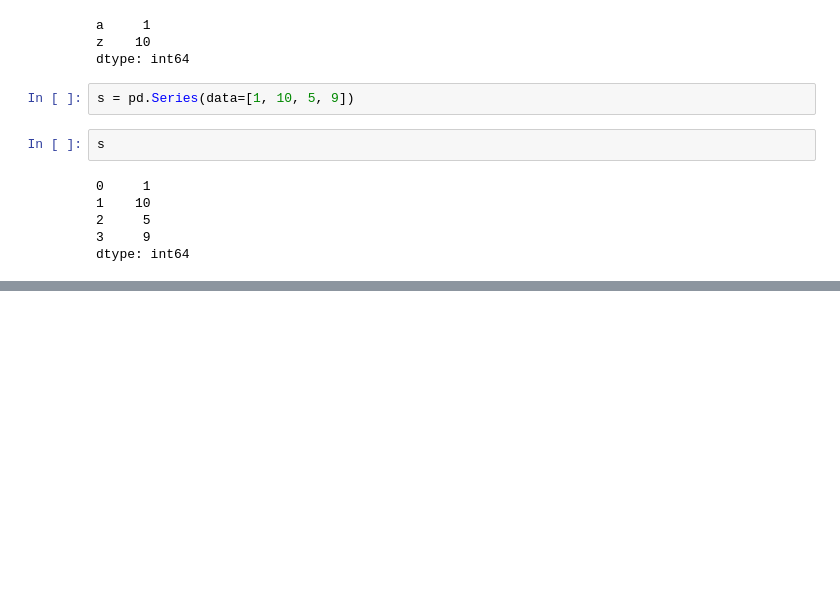
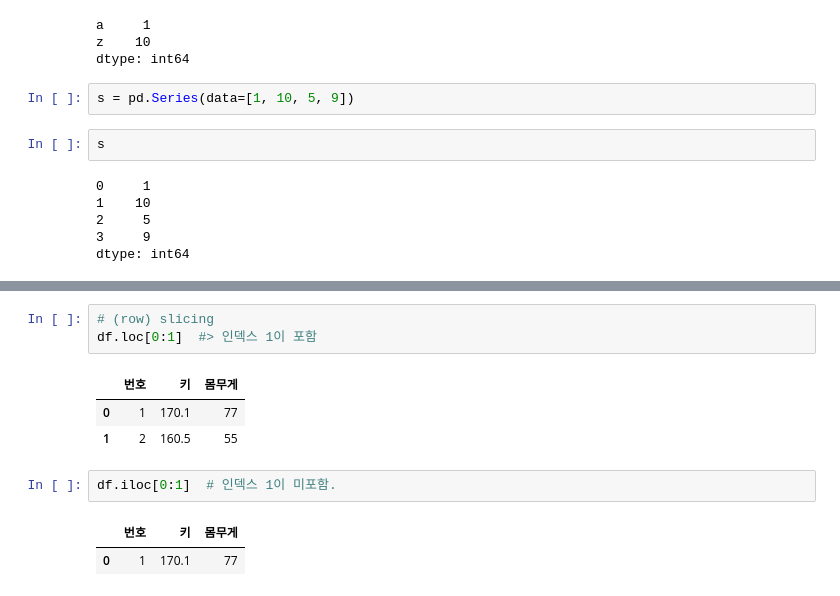
Before and after one commit to JakeOh/202103_itw_pyda_wkd, a Jupyter notebook: da07_pandas.ipynb, the cells around one changed output, grey strips where cells are left out. Saved outputs shown, nothing was run; the diff lists cells and outputs as text; blank space fills up the shorter version.

```diff
--- a/da07_pandas.ipynb
+++ b/da07_pandas.ipynb
@@ -101,0 +211,12 @@ dtype: int64
+# %%
+# (row) slicing
+df.loc[0:1]  #> 인덱스 1이 포함
+# %% [output]
+|  | 번호 | 키 | 몸무게 |
+| 0 | 1 | 170.1 | 77 |
+| 1 | 2 | 160.5 | 55 |
+# %%
+df.iloc[0:1]  # 인덱스 1이 미포함.
+# %% [output]
+|  | 번호 | 키 | 몸무게 |
+| 0 | 1 | 170.1 | 77 |
```
Also changed, not shown: parts of 25 cells of this notebook.
